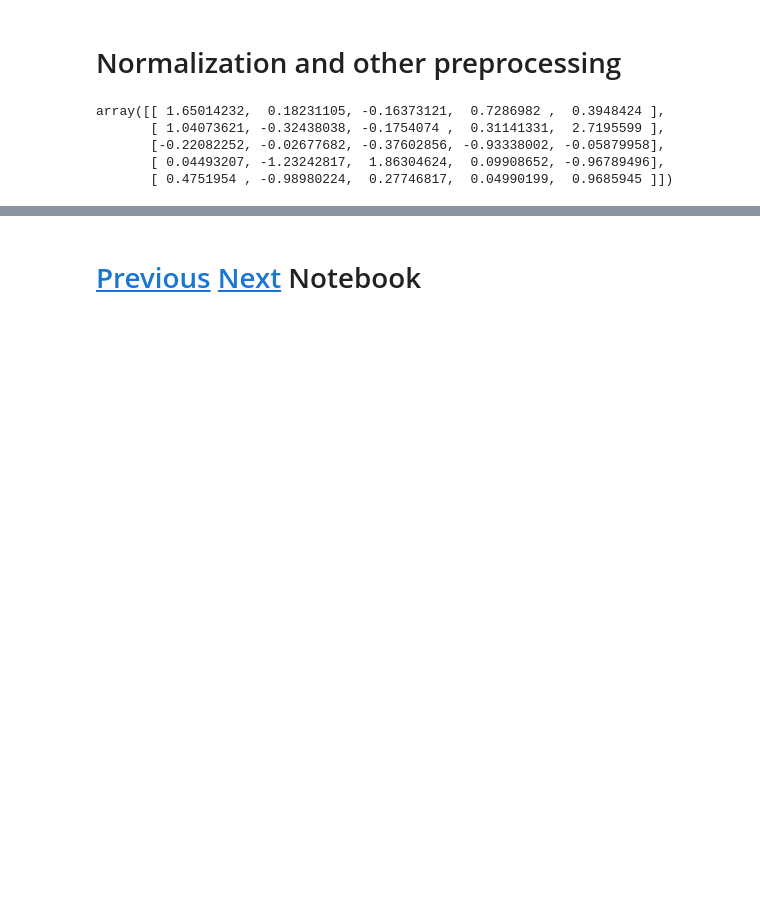
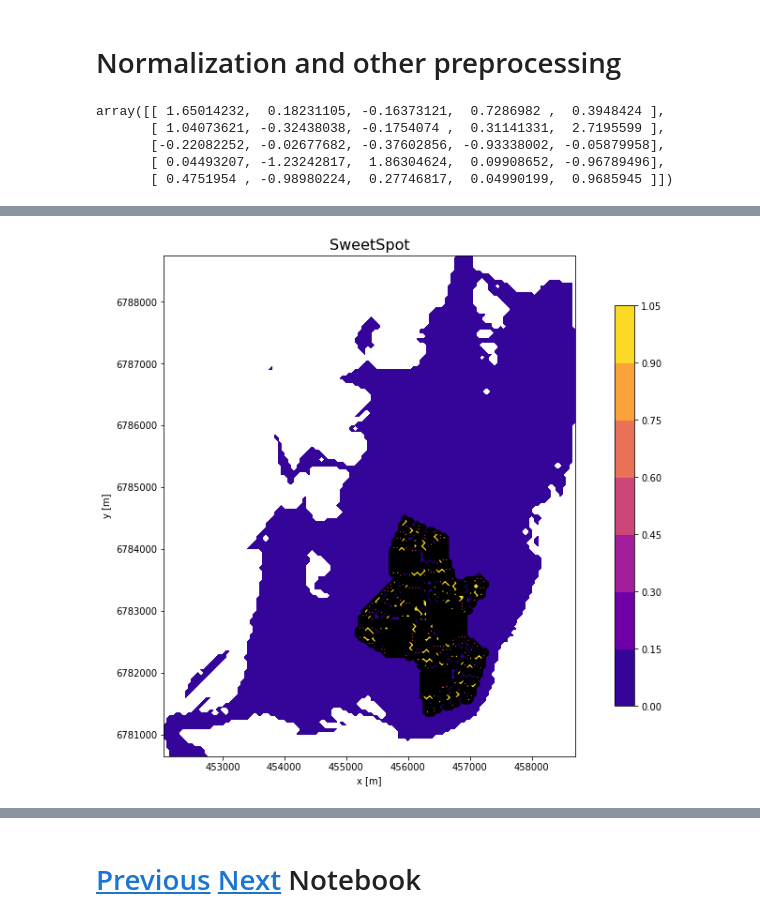
Before and after one commit to Nozziel/OGA2018_SweetSpotPrediction, a Jupyter notebook: Notebooks/03 Exploration of models.ipynb, the cells around one changed output, grey strips where cells are left out. Drawn from its saved outputs; the diff is of its cells as text; code cells hidden in the pictures; blank space fills up the shorter version.

```diff
--- a/Notebooks/03 Exploration of models.ipynb
+++ b/Notebooks/03 Exploration of models.ipynb
@@ -117 +126,5 @@ F1: 0.000
+# %%
+ssp.plot_map(df, 'SweetSpot')
+# %% [output]
+[figure, added]
 # %%
```
Also changed, not shown: parts of 5 cells of this notebook, 1 other file.
